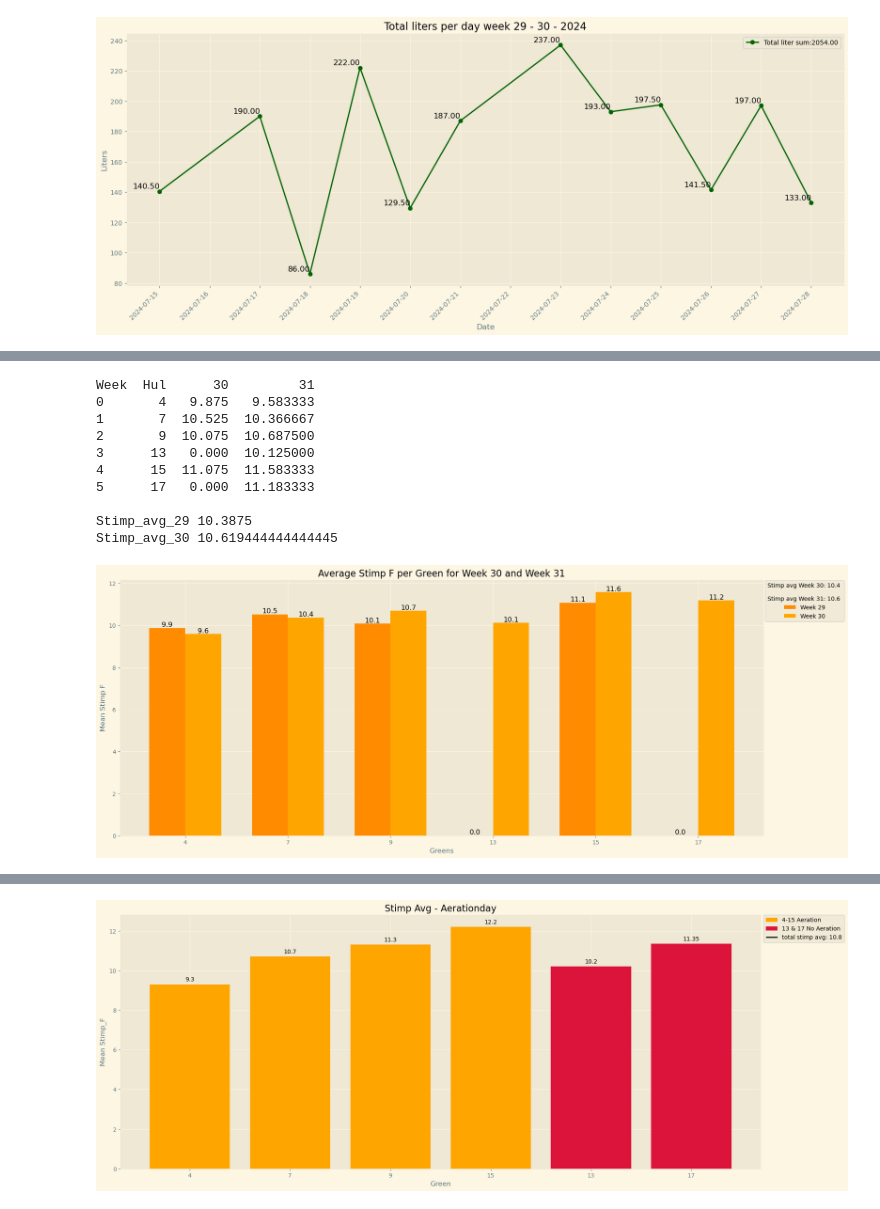
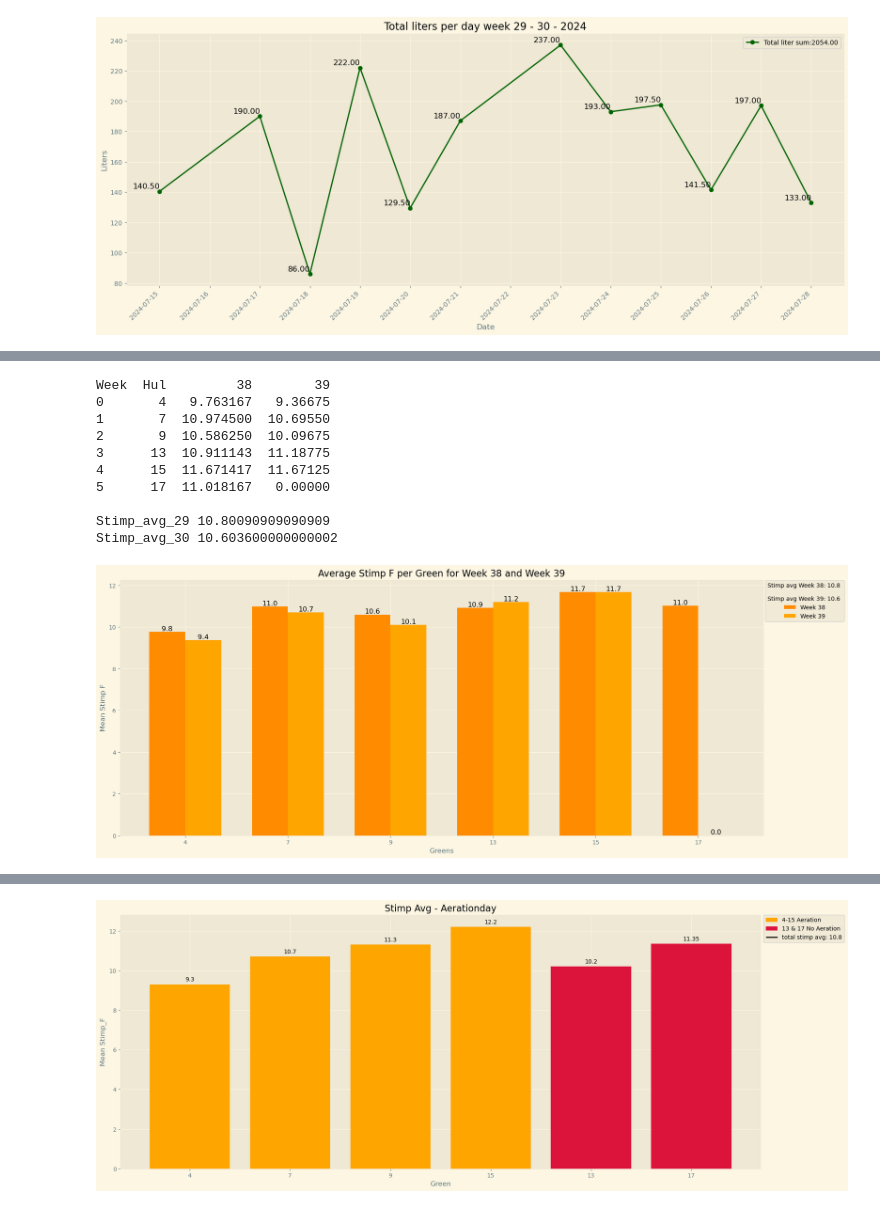
Before and after one commit to ABM-Analytics/Uge-rapport, a Jupyter notebook: ugerapport.ipynb, the cells around one changed output, grey strips where cells are left out. Saved outputs shown, nothing was run; the diff lists cells and outputs as text; code cells hidden in the pictures.

```diff
--- a/ugerapport.ipynb
+++ b/ugerapport.ipynb
@@ -357,9 +354,9 @@ green_sizes = {
     '11': 425, '12': 658, '13': 489, '14': 545, '15': 728, '16': 532, '17': 504, '18': 427, '19': 737, '20': 274
 }
 
-# Filter data for weeks 29 and 30
-weeks = [30, 31]
-mlm2_weeks = dfklip[(dfklip['Week'].isin(weeks)) & (dfklip['Year'] == 2024)]
+# Filter data for weeks 37 and 38
+weeks = [38, 39]
+mlm2_weeks = dfklip[(dfklip['Dato'].dt.isocalendar().week.isin(weeks)) & (dfklip['Dato'].dt.year == 2024)]
 
 # Ensure 'Hul' is string for matching green sizes
 mlm2_weeks['Hul'] = mlm2_weeks['Hul'].astype(str)
@@ -370,6 +367,7 @@ mlm2_weeks['Liter'] = mlm2_weeks['Liter'].astype(str).str.replace(',', '.').asty
 mlm2_weeks['ml_per_m2'] = (mlm2_weeks['Liter'] * 1000) / mlm2_weeks['Green Size']
 
 # Group by 'Hul' and 'Week' to calculate the average ml_per_m2 per green per week
+mlm2_weeks['Week'] = mlm2_weeks['Dato'].dt.isocalendar().week
 average_ml_per_m2 = mlm2_weeks.groupby(['Hul', 'Week'])['ml_per_m2'].mean().reset_index()
 
 # Ensure all 'Hul' values from 1 to 20 are included for each week
@@ -381,30 +379,35 @@ average_ml_per_m2 = all_huls.merge(average_ml_per_m2, on='Hul', how='left').fill
 average_ml_per_m2['Hul'] = average_ml_per_m2['Hul'].astype(int)
 average_ml_per_m2 = average_ml_per_m2.sort_values('Hul')
 
-# Print the result
-print("Average ml/m2 per Green:")
-print(average_ml_per_m2)
+# Calculate the mean ml/m² for each week
+mean_week1 = average_ml_per_m2[38].mean()
+mean_week2 = average_ml_per_m2[39].mean()
 
 # Plot the result as a bar plot with two bars per 'Hul' for each week
 fig, ax = plt.subplots(figsize=(20, 10))
 bar_width = 0.35
 index = average_ml_per_m2['Hul']
 
-bar1 = ax.bar(index - bar_width/2, average_ml_per_m2[30], bar_width, label='Week 30', color='darkgreen')
-bar2 = ax.bar(index + bar_width/2, average_ml_per_m2[31], bar_width, label='Week 31', color='lightgreen')
+bar1 = ax.bar(index - bar_width/2, average_ml_per_m2[38], bar_width, label=f'Week 38 (Mean: {mean_week1:.2f})', color='darkgreen')
+bar2 = ax.bar(index + bar_width/2, average_ml_per_m2[39], bar_width, label=f'Week 39 (Mean: {mean_week2:.2f})', color='lightgreen')
 
 ax.set_xlabel('Greens')
-ax.set_ylabel('Average ml/m2')
-ax.set_title('Average ml/m2 per Green for Week 30 and Week 31, 2024')
+ax.set_ylabel('Average ml/m²')
+ax.set_title('Average ml/m² per Green for Week 38 - 39 - 2024')
 ax.set_xticks(index)
 ax.set_xticklabels(average_ml_per_m2['Hul'])
-ax.legend()
+
+# Move the legend to the right of the plot
+ax.legend(loc='center left', bbox_to_anchor=(1, 0.963), title='Weeks and Average Values')
 
 # Add labels on top of the bars
 for bar in bar1 + bar2:
     height = bar.get_height()
     ax.text(bar.get_x() + bar.get_width() / 2, height, f'{height:.2f}', ha='center', va='bottom', fontsize=10)
 
+# Adjust the layout to fit the legend
+plt.tight_layout()
+
 # Show the plot
 plt.show()
 # %% [output]
@@ -470,7 +509,7 @@ dfstimp['Hul'] = dfstimp['Hul'].astype(str)
 # Remove non-numeric parts from 'Hul'
 dfstimp['Hul'] = dfstimp['Hul'].str.extract('(\d+)').astype(int)
 
-weeks = [30, 31]
+weeks = [38, 39]
 stimp_uge = dfstimp[(dfstimp['Week'].isin(weeks)) & (dfstimp['Year'] == 2024)]
 
 # Group by 'Hul' and 'Week' to calculate the mean Stimp F per green per week
@@ -478,47 +517,47 @@ mean_stimp = stimp_uge.groupby(['Hul', 'Week'])['Stimp_F'].mean().reset_index()
 
 # Pivot the data to have weeks as columns
 mean_stimp_pivot = mean_stimp.pivot(index='Hul', columns='Week', values='Stimp_F').reset_index().fillna(0)
 
 # Calculate the overall average Stimp F for each week
-stimp_avg_30 = stimp_uge[stimp_uge['Week'] == 30]['Stimp_F'].mean()
-stimp_avg_31 = stimp_uge[stimp_uge['Week'] == 31]['Stimp_F'].mean()
+stimp_avg_30 = stimp_uge[stimp_uge['Week'] == 38]['Stimp_F'].mean()
+stimp_avg_31 = stimp_uge[stimp_uge['Week'] == 39]['Stimp_F'].mean()
 
 # Print the result to ensure it is correct
 print(mean_stimp_pivot)
 print("\nStimp_avg_29", stimp_avg_30)
 print("Stimp_avg_30", stimp_avg_31)
 
 # Plot the bar chart with two bars per 'Hul' for each week
 fig, ax = plt.subplots(figsize=(20, 8))
 bar_width = 0.35
 index = range(len(mean_stimp_pivot))
 
-bar1 = ax.bar([i - bar_width/2 for i in index], mean_stimp_pivot[30], bar_width, label='Week 29', color='darkorange')
-bar2 = ax.bar([i + bar_width/2 for i in index], mean_stimp_pivot[31], bar_width, label='Week 30', color='orange')
+bar1 = ax.bar([i - bar_width/2 for i in index], mean_stimp_pivot[38], bar_width, label='Week 38', color='darkorange')
+bar2 = ax.bar([i + bar_width/2 for i in index], mean_stimp_pivot[39], bar_width, label='Week 39', color='orange')
 
 ax.set_xlabel('Greens')
 ax.set_ylabel('Mean Stimp F')
-ax.set_title('Average Stimp F per Green for Week 30 and Week 31')
+ax.set_title('Average Stimp F per Green for Week 38 and Week 39')
 ax.set_xticks(index)
 ax.set_xticklabels(mean_stimp_pivot['Hul'])
-ax.legend(title=f'Stimp avg Week 30: {stimp_avg_30:.1f} \n\nStimp avg Week 31: {stimp_avg_31:.1f}', loc='upper right', bbox_to_anchor=(1.13, 1.01))
+ax.legend(title=f'Stimp avg Week 38: {stimp_avg_30:.1f} \n\nStimp avg Week 39: {stimp_avg_31:.1f}', loc='upper right', bbox_to_anchor=(1.13, 1.01))
 
 # Add labels on top of the bars
 for bar in bar1 + bar2:
     height = bar.get_height()
     ax.text(bar.get_x() + bar.get_width() / 2, height, f'{height:.1f}', ha='center', va='bottom', fontsize=12)
 
 plt.show()
 # %% [output]
-Week  Hul      30         31
-0       4   9.875   9.583333
-1       7  10.525  10.366667
-2       9  10.075  10.687500
-3      13   0.000  10.125000
-4      15  11.075  11.583333
-5      17   0.000  11.183333
+Week  Hul         38        39
+0       4   9.763167   9.36675
+1       7  10.974500  10.69550
+2       9  10.586250  10.09675
+3      13  10.911143  11.18775
+4      15  11.671417  11.67125
+5      17  11.018167   0.00000
 
-Stimp_avg_29 10.3875
-Stimp_avg_30 10.619444444444445
+Stimp_avg_29 10.80090909090909
+Stimp_avg_30 10.603600000000002
-[figure, old version]
+[figure, new version]
 # %%
```
Also changed, not shown: parts of 15 cells of this notebook.
